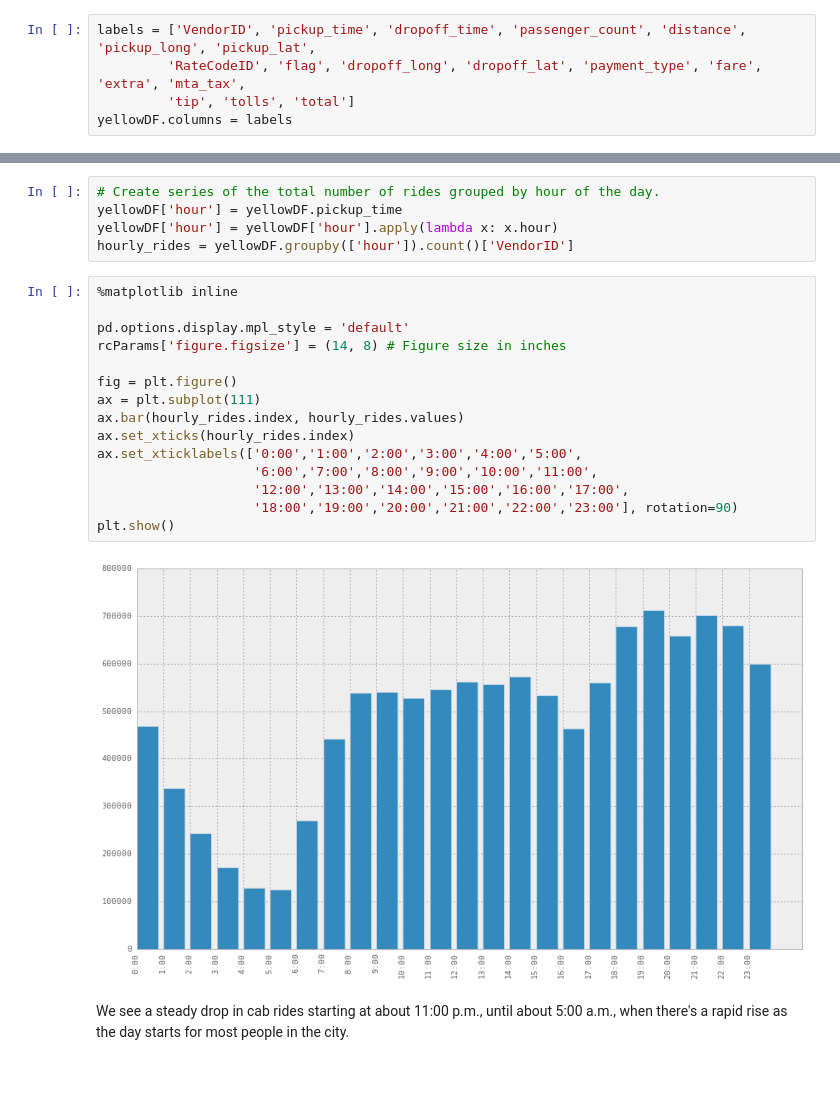
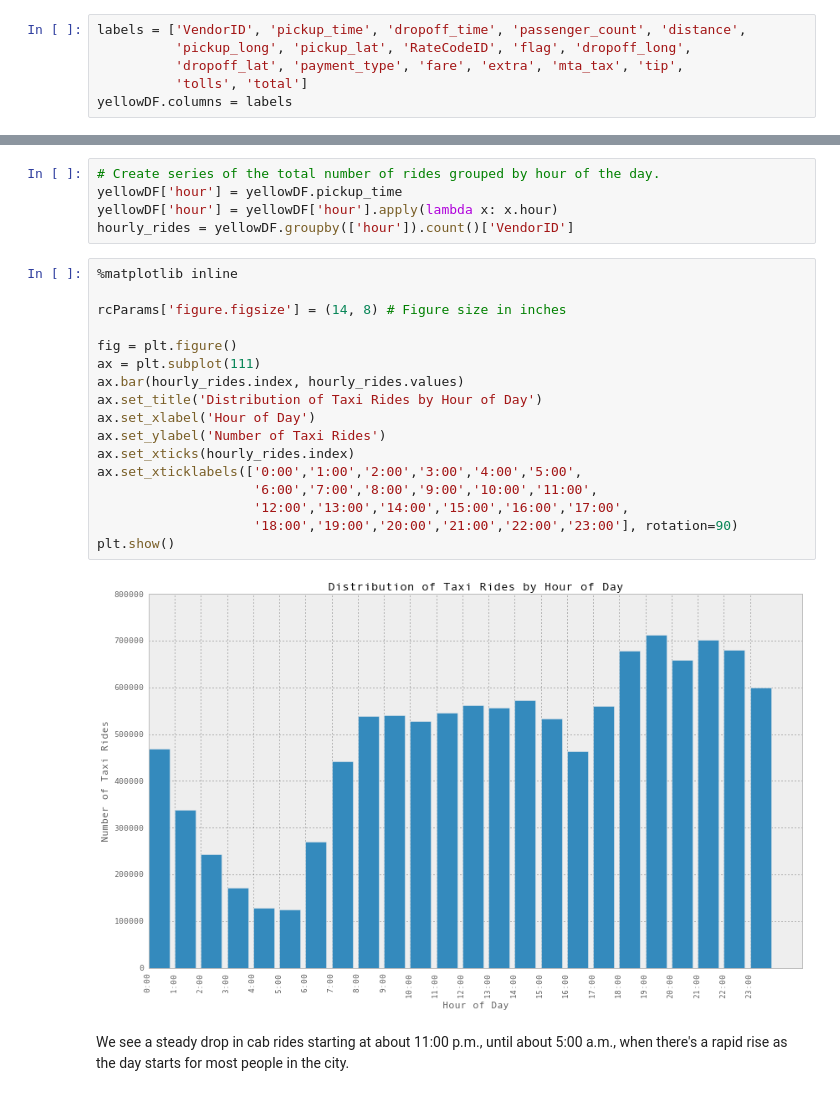
Before and after one commit to bradmager/NYC_TaxiData, a Jupyter notebook: NYC_TaxiData.ipynb, the cells around one changed output, grey strips where cells are left out. Cells and saved outputs as stored; diff of their text form.

```diff
--- a/NYC_TaxiData.ipynb
+++ b/NYC_TaxiData.ipynb
@@ -24,9 +23,10 @@ print yellowDF.shape
 # %% [markdown]
 Just the data in June gives us over 12 million records. We don't need all 18 columns, but we'll leave them for now. However, it might be nice to clean up the labels a bit. Then we'll need to clean the data to remove anything that won't help us, like NaNs, trips that take zero time, or those that clearly have incorrect entries.
 # %%
-labels = ['VendorID', 'pickup_time', 'dropoff_time', 'passenger_count', 'distance', 'pickup_long', 'pickup_lat',
-         'RateCodeID', 'flag', 'dropoff_long', 'dropoff_lat', 'payment_type', 'fare', 'extra', 'mta_tax',
-         'tip', 'tolls', 'total']
+labels = ['VendorID', 'pickup_time', 'dropoff_time', 'passenger_count', 'distance',
+          'pickup_long', 'pickup_lat', 'RateCodeID', 'flag', 'dropoff_long',
+          'dropoff_lat', 'payment_type', 'fare', 'extra', 'mta_tax', 'tip',
+          'tolls', 'total']
 yellowDF.columns = labels
 # %%
 # Let's get the summary of this dataframe to get an idea of what we have.
@@ -162,20 +160,22 @@ hourly_rides = yellowDF.groupby(['hour']).count()['VendorID']
 # %%
 %matplotlib inline
 
-pd.options.display.mpl_style = 'default'
 rcParams['figure.figsize'] = (14, 8) # Figure size in inches
 
 fig = plt.figure()
 ax = plt.subplot(111)
 ax.bar(hourly_rides.index, hourly_rides.values)
+ax.set_title('Distribution of Taxi Rides by Hour of Day')
+ax.set_xlabel('Hour of Day')
+ax.set_ylabel('Number of Taxi Rides')
 ax.set_xticks(hourly_rides.index)
 ax.set_xticklabels(['0:00','1:00','2:00','3:00','4:00','5:00',
                     '6:00','7:00','8:00','9:00','10:00','11:00',
                     '12:00','13:00','14:00','15:00','16:00','17:00',
                     '18:00','19:00','20:00','21:00','22:00','23:00'], rotation=90)
 plt.show()
 # %% [output]
-[figure, old version]
+[figure, new version]
 # %% [markdown]
 We see a steady drop in cab rides starting at about 11:00 p.m., until about 5:00 a.m., when there's a rapid rise as the day starts for most people in the city.
 # %% [markdown]
```
Also changed, not shown: parts of 14 cells of this notebook.
